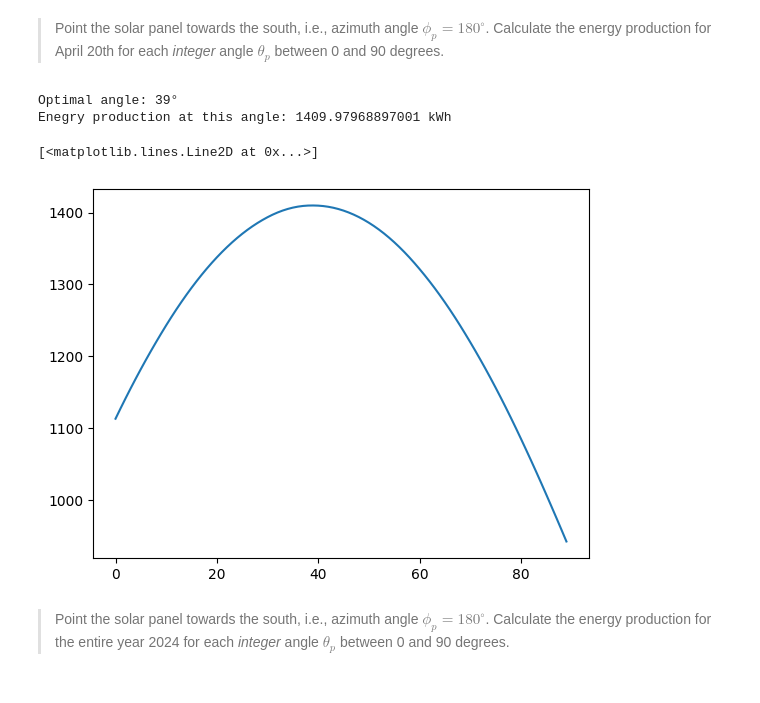
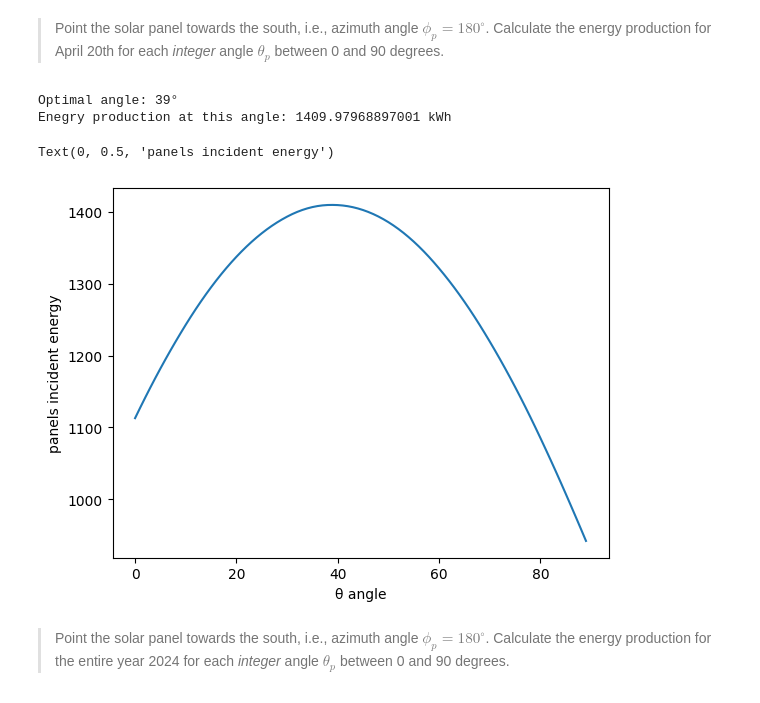
Before and after one commit to Romultra/Ultra-solar-panels, a Jupyter notebook: Questions.ipynb, the cells around one changed output. Saved outputs shown, nothing was run; the diff lists cells and outputs as text; code cells hidden in the pictures.

Commit message:
added axis names on angle energy graph

```diff
--- a/Questions.ipynb
+++ b/Questions.ipynb
@@ -442,19 +442,21 @@ plt.show()
 # %%
 angle = []
 energy = []
 for alpha in range(0,90):
     angle.append(alpha)
     energy.append(flux_function(180, alpha, 0.5, 1, 1, sunpos))
 max_pos = np.argmax(energy)
 
 print(f"Optimal angle: {angle[max_pos]}°")
 print(f"Enegry production at this angle: {energy[max_pos]} kWh")
 plt.plot(angle, energy)
+plt.xlabel("θ angle")
+plt.ylabel("panels incident energy")
 # %% [output]
 Optimal angle: 39°
 Enegry production at this angle: 1409.97968897001 kWh
-[<matplotlib.lines.Line2D at 0x...>]
+Text(0, 0.5, 'panels incident energy')
-[figure, old version]
+[figure, new version]
 # %% [markdown]
 > Point the solar panel towards the south, i.e., azimuth angle $\phi_p = 180^\circ$. Calculate the energy production for the entire year 2024 for each *integer* angle $\theta_p$ between 0 and 90 degrees.
 # %% [markdown]
```
Also changed, not shown: parts of 8 cells of this notebook, 1 other file.
